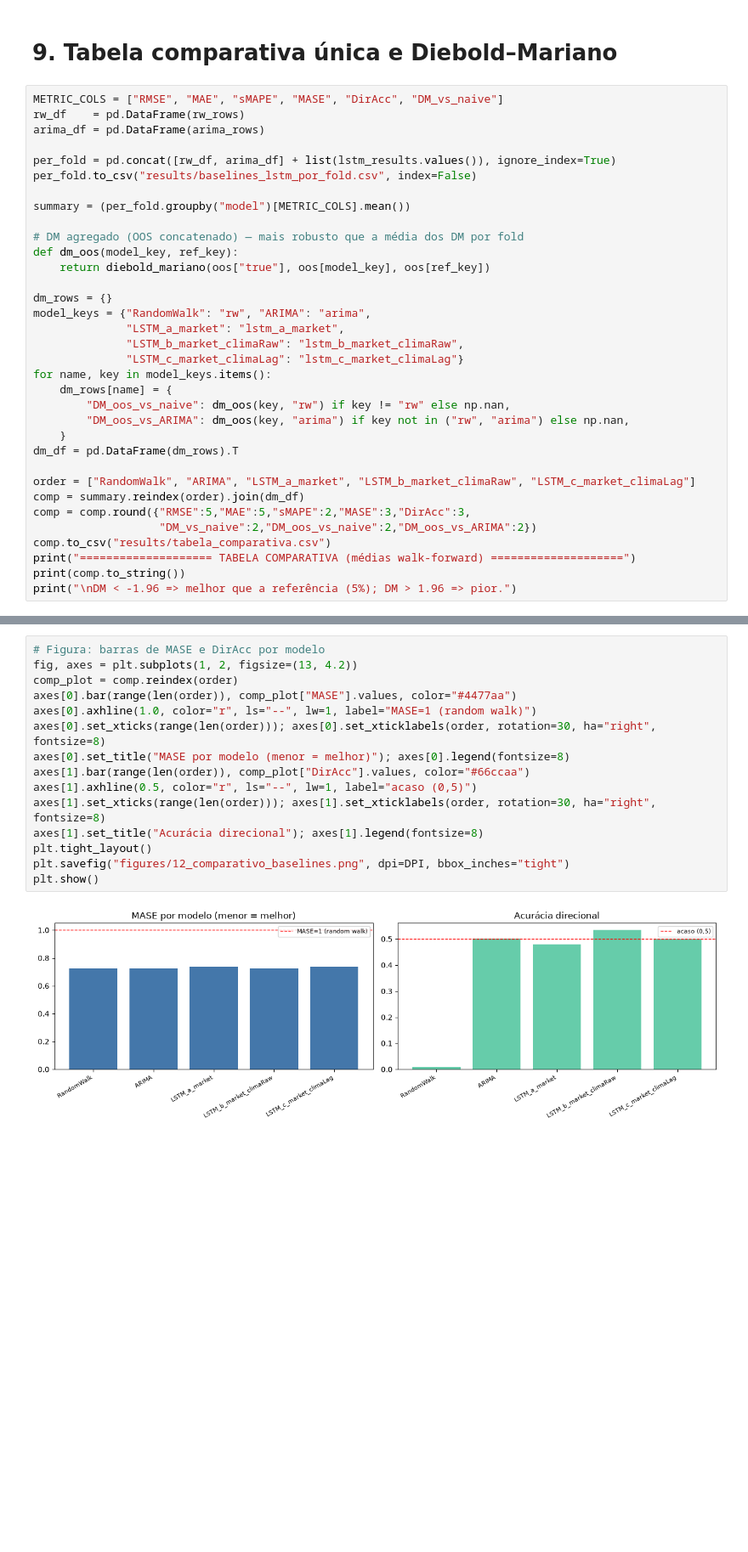
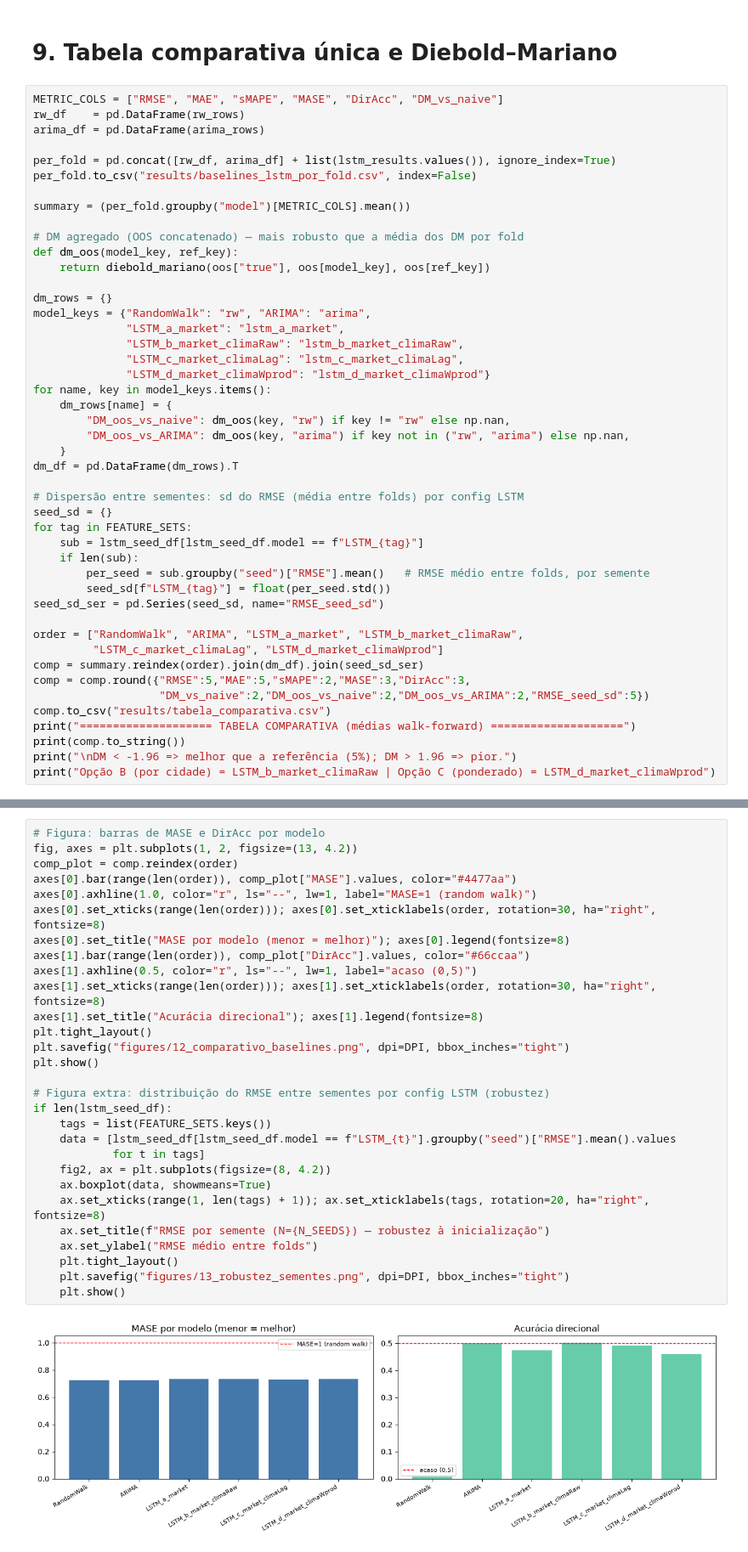
Before and after one commit to eulergomees/lstm_coffee_price, a Jupyter notebook: baselines_e_selecao.ipynb, the cells around one changed output, grey strips where cells are left out. Shown at 85% size. Drawn from its saved outputs; the diff is of its cells as text; blank space fills up the shorter version.

Commit message:
feat: seed robustness and production-weighted climate (Option C) ablation

```diff
--- a/baselines_e_selecao.ipynb
+++ b/baselines_e_selecao.ipynb
@@ -455,7 +498,8 @@ dm_rows = {}
 model_keys = {"RandomWalk": "rw", "ARIMA": "arima",
               "LSTM_a_market": "lstm_a_market",
               "LSTM_b_market_climaRaw": "lstm_b_market_climaRaw",
-              "LSTM_c_market_climaLag": "lstm_c_market_climaLag"}
+              "LSTM_c_market_climaLag": "lstm_c_market_climaLag",
+              "LSTM_d_market_climaWprod": "lstm_d_market_climaWprod"}
 for name, key in model_keys.items():
     dm_rows[name] = {
         "DM_oos_vs_naive": dm_oos(key, "rw") if key != "rw" else np.nan,
@@ -463,13 +507,24 @@ for name, key in model_keys.items():
     }
 dm_df = pd.DataFrame(dm_rows).T
 
-order = ["RandomWalk", "ARIMA", "LSTM_a_market", "LSTM_b_market_climaRaw", "LSTM_c_market_climaLag"]
-comp = summary.reindex(order).join(dm_df)
+# Dispersão entre sementes: sd do RMSE (média entre folds) por config LSTM
+seed_sd = {}
+for tag in FEATURE_SETS:
+    sub = lstm_seed_df[lstm_seed_df.model == f"LSTM_{tag}"]
+    if len(sub):
+        per_seed = sub.groupby("seed")["RMSE"].mean()   # RMSE médio entre folds, por semente
+        seed_sd[f"LSTM_{tag}"] = float(per_seed.std())
+seed_sd_ser = pd.Series(seed_sd, name="RMSE_seed_sd")
+
+order = ["RandomWalk", "ARIMA", "LSTM_a_market", "LSTM_b_market_climaRaw",
+         "LSTM_c_market_climaLag", "LSTM_d_market_climaWprod"]
+comp = summary.reindex(order).join(dm_df).join(seed_sd_ser)
 comp = comp.round({"RMSE":5,"MAE":5,"sMAPE":2,"MASE":3,"DirAcc":3,
-                   "DM_vs_naive":2,"DM_oos_vs_naive":2,"DM_oos_vs_ARIMA":2})
+                   "DM_vs_naive":2,"DM_oos_vs_naive":2,"DM_oos_vs_ARIMA":2,"RMSE_seed_sd":5})
 comp.to_csv("results/tabela_comparativa.csv")
 print("==================== TABELA COMPARATIVA (médias walk-forward) ====================")
 print(comp.to_string())
 print("\nDM < -1.96 => melhor que a referência (5%); DM > 1.96 => pior.")
+print("Opção B (por cidade) = LSTM_b_market_climaRaw | Opção C (ponderado) = LSTM_d_market_climaWprod")
 # %% [output]
 ==================== TABELA COMPARATIVA (médias walk-forward) ====================
@@ -485,17 +542,31 @@ DM < -1.96 => melhor que a referência (5%); DM > 1.96 => pior.
 # %%
 # Figura: barras de MASE e DirAcc por modelo
 fig, axes = plt.subplots(1, 2, figsize=(13, 4.2))
 comp_plot = comp.reindex(order)
 axes[0].bar(range(len(order)), comp_plot["MASE"].values, color="#4477aa")
 axes[0].axhline(1.0, color="r", ls="--", lw=1, label="MASE=1 (random walk)")
 axes[0].set_xticks(range(len(order))); axes[0].set_xticklabels(order, rotation=30, ha="right", fontsize=8)
 axes[0].set_title("MASE por modelo (menor = melhor)"); axes[0].legend(fontsize=8)
 axes[1].bar(range(len(order)), comp_plot["DirAcc"].values, color="#66ccaa")
 axes[1].axhline(0.5, color="r", ls="--", lw=1, label="acaso (0,5)")
 axes[1].set_xticks(range(len(order))); axes[1].set_xticklabels(order, rotation=30, ha="right", fontsize=8)
 axes[1].set_title("Acurácia direcional"); axes[1].legend(fontsize=8)
 plt.tight_layout()
 plt.savefig("figures/12_comparativo_baselines.png", dpi=DPI, bbox_inches="tight")
 plt.show()
+
+# Figura extra: distribuição do RMSE entre sementes por config LSTM (robustez)
+if len(lstm_seed_df):
+    tags = list(FEATURE_SETS.keys())
+    data = [lstm_seed_df[lstm_seed_df.model == f"LSTM_{t}"].groupby("seed")["RMSE"].mean().values
+            for t in tags]
+    fig2, ax = plt.subplots(figsize=(8, 4.2))
+    ax.boxplot(data, showmeans=True)
+    ax.set_xticks(range(1, len(tags) + 1)); ax.set_xticklabels(tags, rotation=20, ha="right", fontsize=8)
+    ax.set_title(f"RMSE por semente (N={N_SEEDS}) — robustez à inicialização")
+    ax.set_ylabel("RMSE médio entre folds")
+    plt.tight_layout()
+    plt.savefig("figures/13_robustez_sementes.png", dpi=DPI, bbox_inches="tight")
+    plt.show()
 # %% [output]
-[figure, old version]
+[figure, new version]
```
Also changed, not shown: parts of 8 cells of this notebook, 5 other files.
